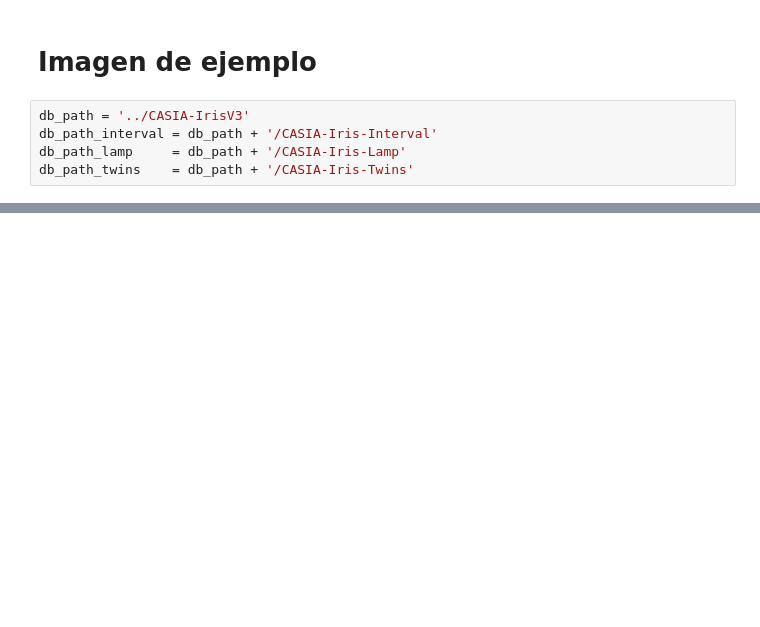
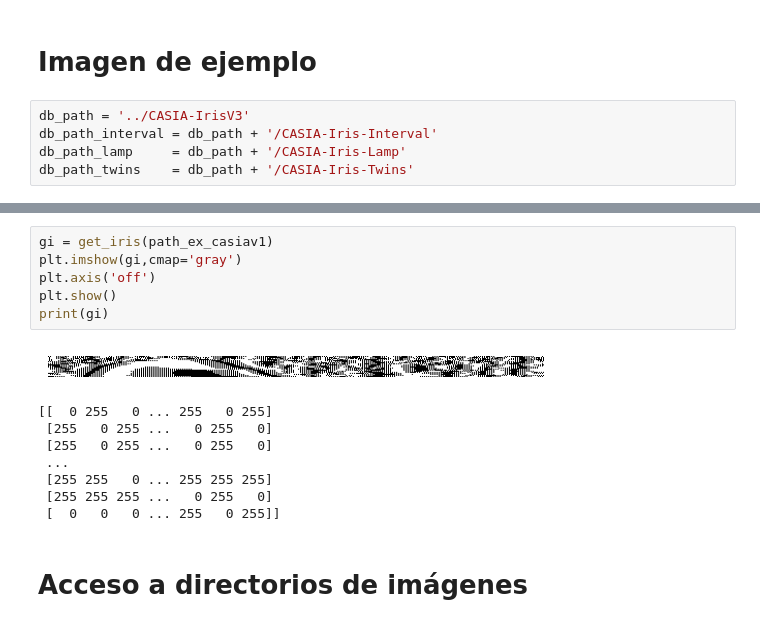
Before and after one commit to rorrocatalam/EL7007_Project, a Jupyter notebook: code/test.ipynb, the cells around one changed output, grey strips where cells are left out. Cells and saved outputs as stored; diff of their text form; blank space fills up the shorter version.

```diff
--- a/code/test.ipynb
+++ b/code/test.ipynb
@@ -63,0 +84,17 @@ plt.show()
+# %%
+gi = get_iris(path_ex_casiav1)
+plt.imshow(gi,cmap='gray')
+plt.axis('off')
+plt.show()
+print(gi)
+# %% [output]
+[figure, added]
+[[  0 255   0 ... 255   0 255]
+ [255   0 255 ...   0 255   0]
+ [255   0 255 ...   0 255   0]
+ ...
+ [255 255   0 ... 255 255 255]
+ [255 255 255 ...   0 255   0]
+ [  0   0   0 ... 255   0 255]]
+# %% [markdown]
+# Acceso a directorios de imágenes
```
Also changed, not shown: parts of 10 cells of this notebook, 2 other files.
